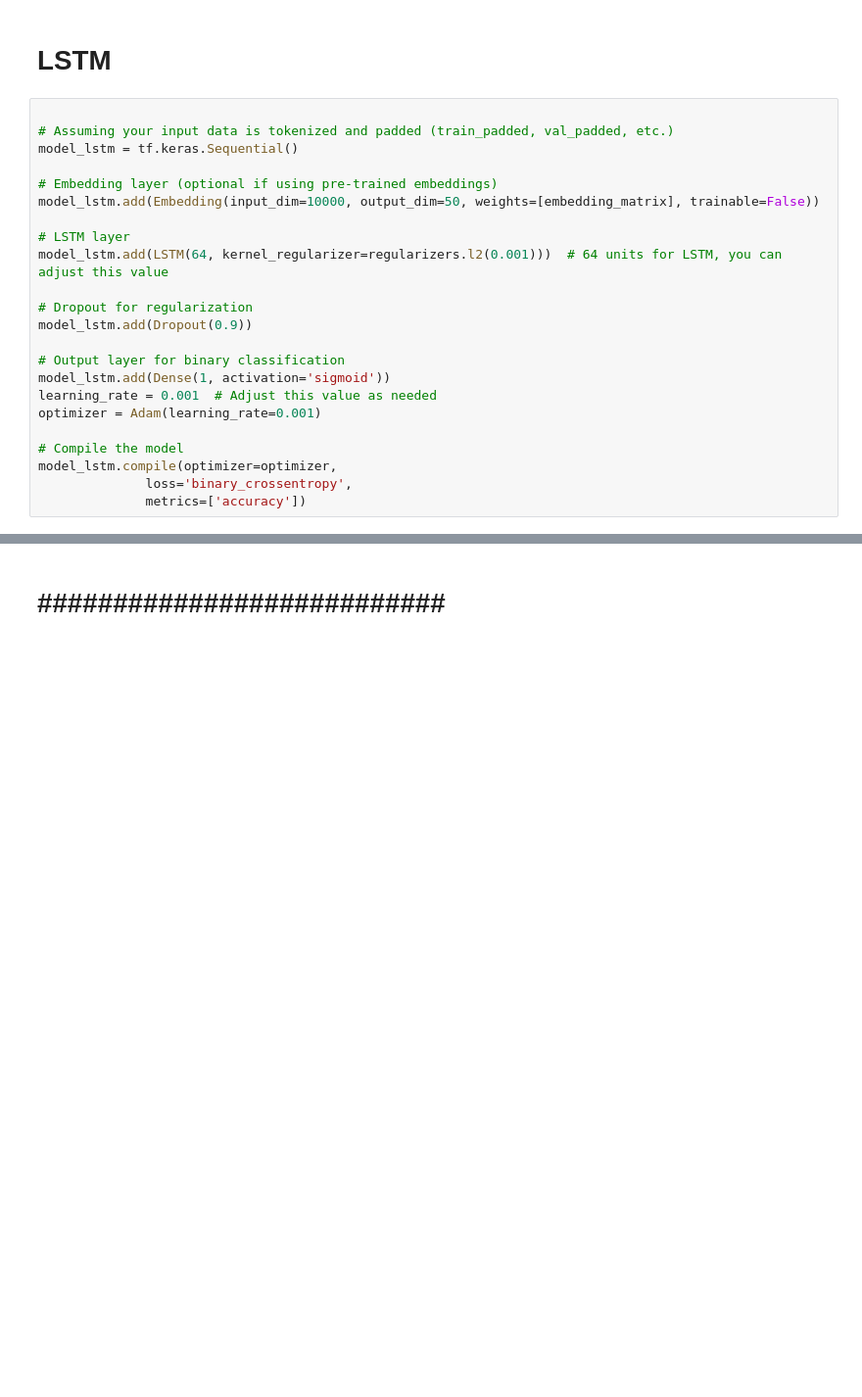
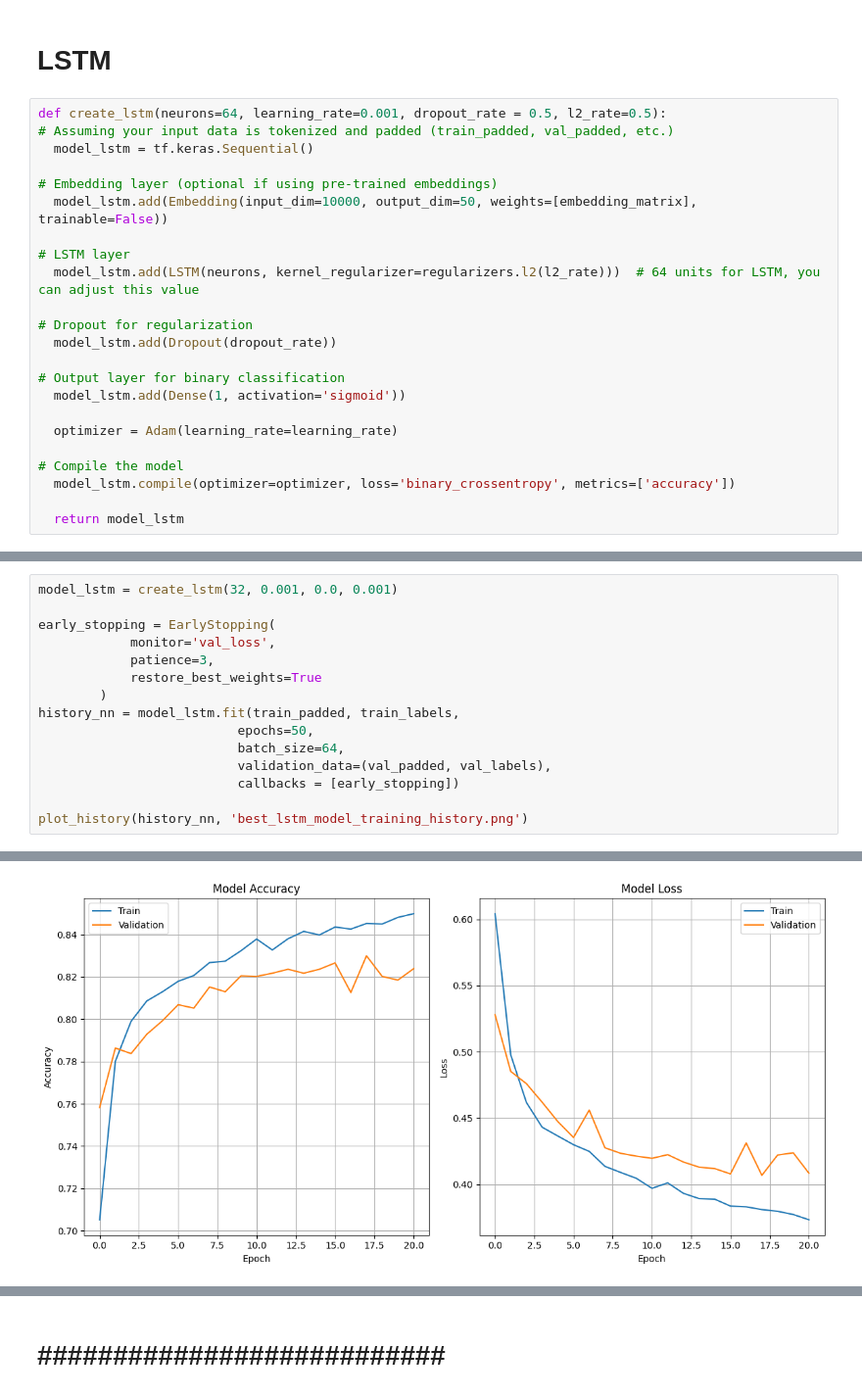
Before and after one commit to giorgio-angelo-esposito/progetto_HLT, a Jupyter notebook: Text_Classification.ipynb, the cells around one changed output, grey strips where cells are left out. Shown: that part at 98% size. Saved outputs shown, nothing was run; the diff lists cells and outputs as text; blank space fills up the shorter version.

```diff
--- a/Text_Classification.ipynb
+++ b/Text_Classification.ipynb
@@ -334,25 +362,25 @@ plt.show()
 # %% [markdown]
 # **LSTM**
 # %%
-
+def create_lstm(neurons=64, learning_rate=0.001, dropout_rate = 0.5, l2_rate=0.5):
 # Assuming your input data is tokenized and padded (train_padded, val_padded, etc.)
-model_lstm = tf.keras.Sequential()
+  model_lstm = tf.keras.Sequential()
 
 # Embedding layer (optional if using pre-trained embeddings)
-model_lstm.add(Embedding(input_dim=10000, output_dim=50, weights=[embedding_matrix], trainable=False))
+  model_lstm.add(Embedding(input_dim=10000, output_dim=50, weights=[embedding_matrix], trainable=False))
 
 # LSTM layer
-model_lstm.add(LSTM(64, kernel_regularizer=regularizers.l2(0.001)))  # 64 units for LSTM, you can adjust this value
+  model_lstm.add(LSTM(neurons, kernel_regularizer=regularizers.l2(l2_rate)))  # 64 units for LSTM, you can adjust this value
 
 # Dropout for regularization
-model_lstm.add(Dropout(0.9))
+  model_lstm.add(Dropout(dropout_rate))
 
 # Output layer for binary classification
-model_lstm.add(Dense(1, activation='sigmoid'))
-learning_rate = 0.001  # Adjust this value as needed
-optimizer = Adam(learning_rate=0.001)
+  model_lstm.add(Dense(1, activation='sigmoid'))
+
+  optimizer = Adam(learning_rate=learning_rate)
 
 # Compile the model
-model_lstm.compile(optimizer=optimizer,
-              loss='binary_crossentropy',
-              metrics=['accuracy'])
+  model_lstm.compile(optimizer=optimizer, loss='binary_crossentropy', metrics=['accuracy'])
+
+  return model_lstm
@@ -415,0 +401,16 @@ plt.show()
+# %%
+model_lstm = create_lstm(32, 0.001, 0.0, 0.001)
+
+early_stopping = EarlyStopping(
+            monitor='val_loss',
+            patience=3,
+            restore_best_weights=True
+        )
+history_nn = model_lstm.fit(train_padded, train_labels,
+                          epochs=50,
+                          batch_size=64,
+                          validation_data=(val_padded, val_labels),
+                          callbacks = [early_stopping])
+
+plot_history(history_nn, 'best_lstm_model_training_history.png')
+# %% [output]
@@ -415,0 +434 @@ plt.show()
+[figure, added]
```
Also changed, not shown: parts of 48 cells of this notebook, 18 other files.
